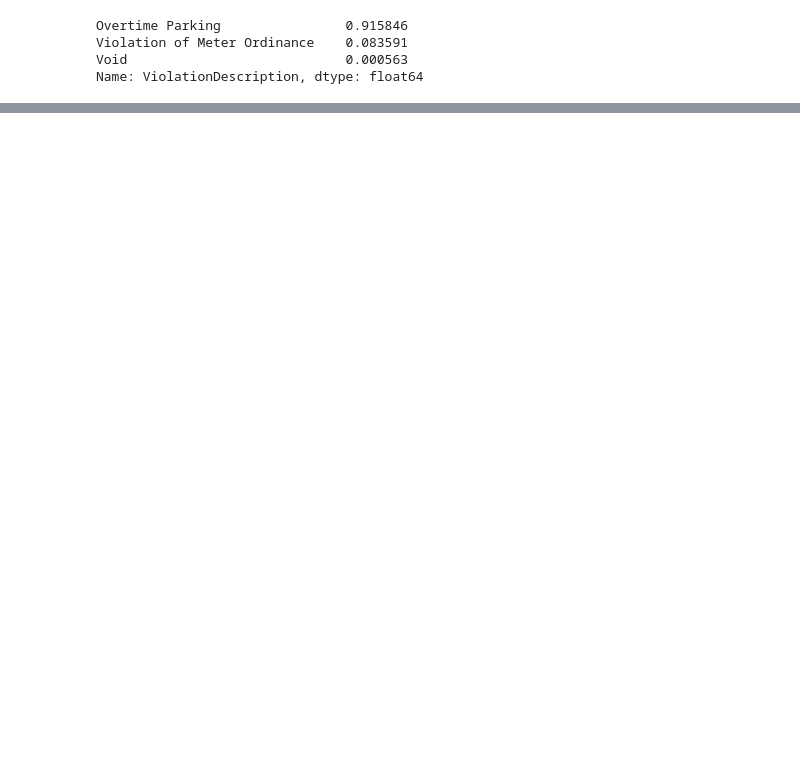
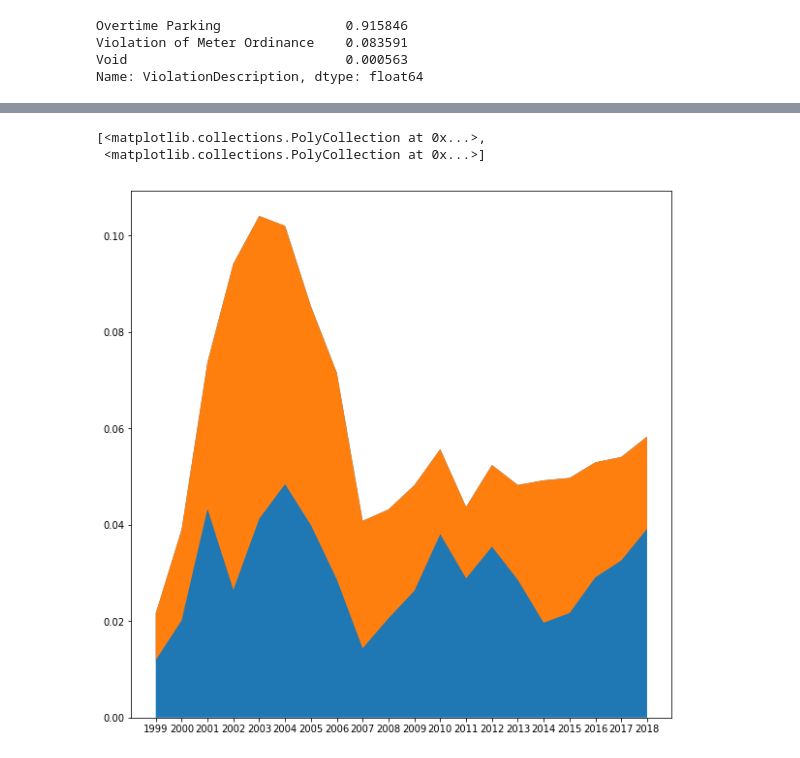
Before and after one commit to andrewbovey/Charlottesville-Parking-Tickets, a Jupyter notebook: Appeal_Data_Exploration.ipynb, the cells around one changed output, grey strips where cells are left out. Cells and saved outputs as stored; diff of their text form; code cells hidden in the pictures; blank space fills up the shorter version.

```diff
--- a/Appeal_Data_Exploration.ipynb
+++ b/Appeal_Data_Exploration.ipynb
@@ -296,3 +320,11 @@ Overtime Parking                0.915846
 Violation of Meter Ordinance    0.083591
 Void                            0.000563
 Name: ViolationDescription, dtype: float64
+# %%
+ticketsbyyear = pd.value_counts(tickets['year'].values, sort = False)
+#value counts by year for appeals granted
+appealgrantbyyear = pd.value_counts(appealsgranted['year'].values, sort = False)
+#combine value count dfs and calculate yearly percentage granted
+appealsuccesstotal = pd.concat([ticketsbyyear, appealgrantbyyear], axis=1)
+appealsuccesstotal['perc'] = appealsuccesstotal[1]/appealsuccesstotal[0]
+appealsuccesstotal
@@ -298,0 +356,10 @@ Name: ViolationDescription, dtype: float64
+# %%
+x = percentappealtime.index.values
+x1 = appealsuccessyear.index.values
+y1 = percentappealtime['perc']
+y2 = appealsuccesstotal['perc']
+plt.stackplot(x,y1, (y2-y1))
+# %% [output]
+[<matplotlib.collections.PolyCollection at 0x...>,
+ <matplotlib.collections.PolyCollection at 0x...>]
+[figure, added]
```
Also changed, not shown: parts of 7 cells of this notebook.
